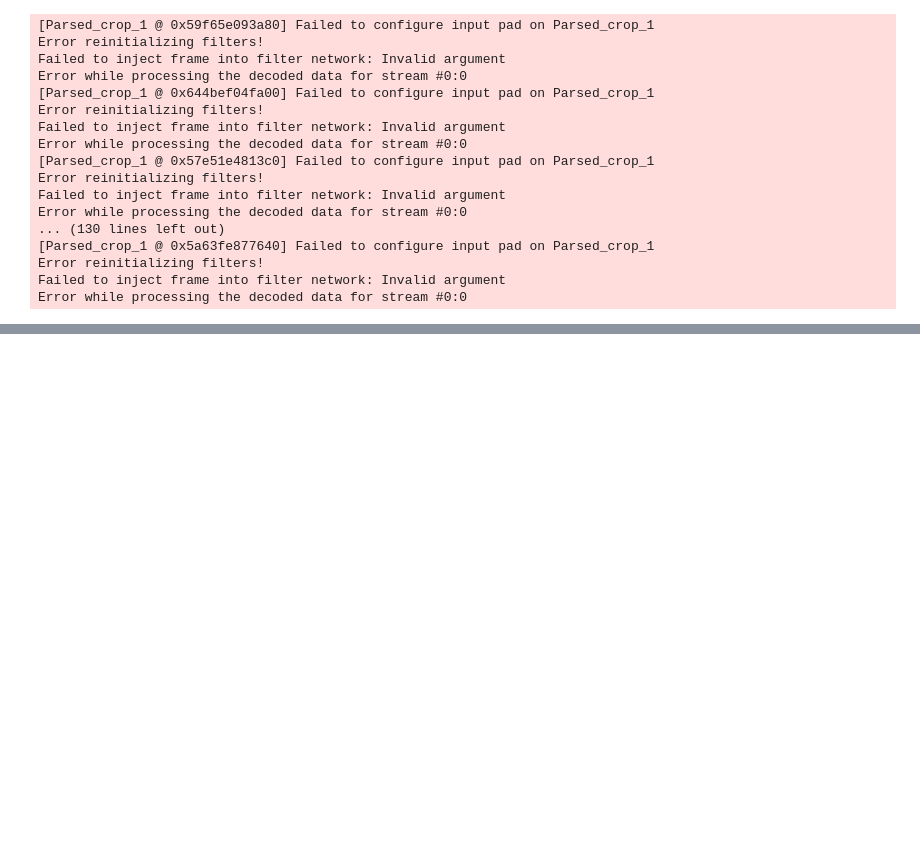
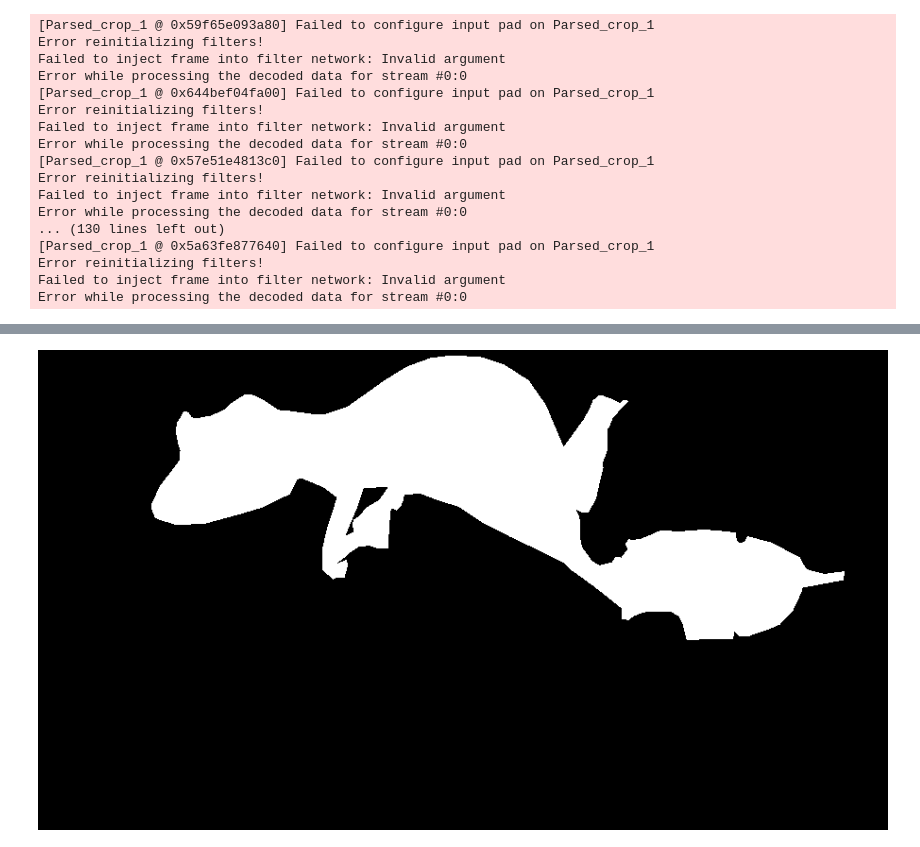
Before and after one commit to weathon/TransPixar-full, a Jupyter notebook: Mochi/data_prep.ipynb, the cells around one changed output, grey strips where cells are left out. Saved outputs shown, nothing was run; the diff lists cells and outputs as text; code cells hidden in the pictures; blank space fills up the shorter version.

```diff
--- a/Mochi/data_prep.ipynb
+++ b/Mochi/data_prep.ipynb
@@ -296,0 +363,9 @@ for img in tqdm.tqdm(os.listdir(image_path)):
+# %%
+path = "/home/wg25r/fastdata/COD/COD10K-v3/Train/GT_Instance/"
+file = path + os.listdir(path)[0]
+im = Image.open(file).convert('L')
+im = np.where(np.array(im) > 0, 255, 0).astype(np.uint8)
+im_bin = Image.fromarray(im)
+im_bin
+# %% [output]
+[figure, added]
```
Also changed, not shown: parts of 5 cells of this notebook, 1 other file.
